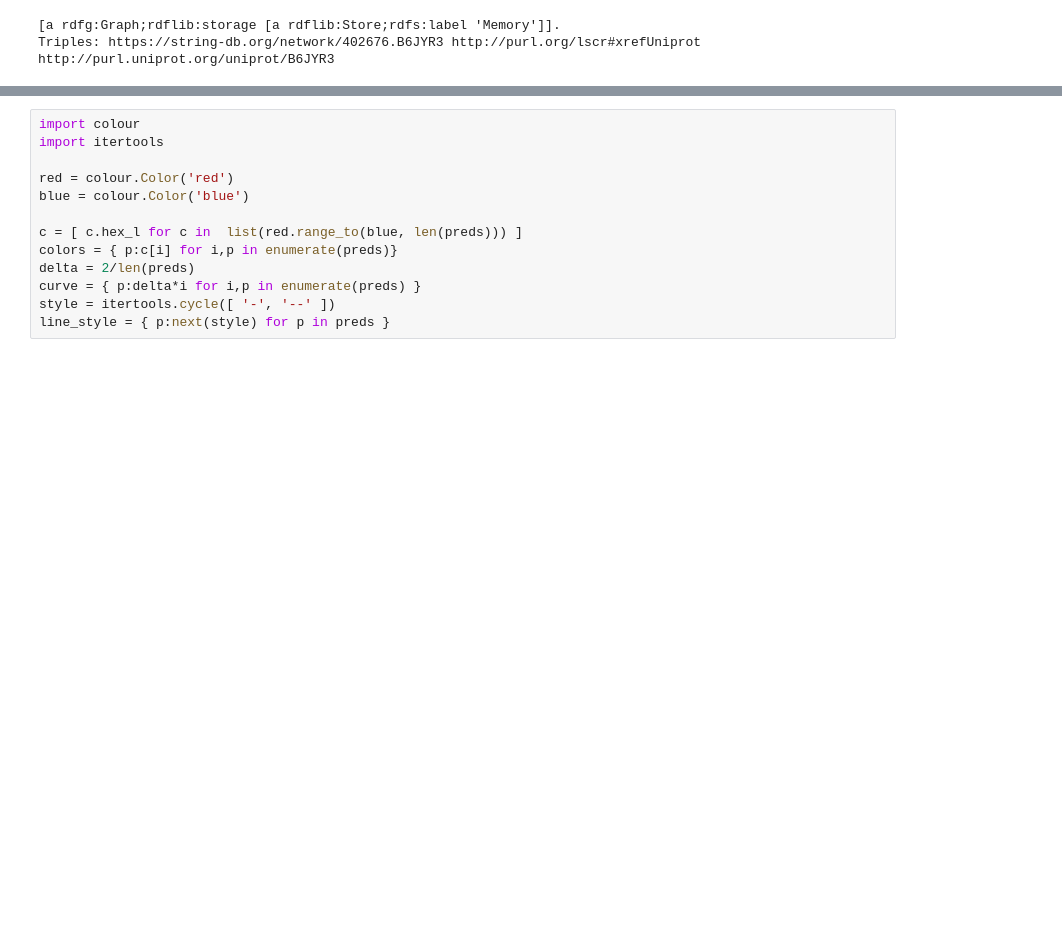
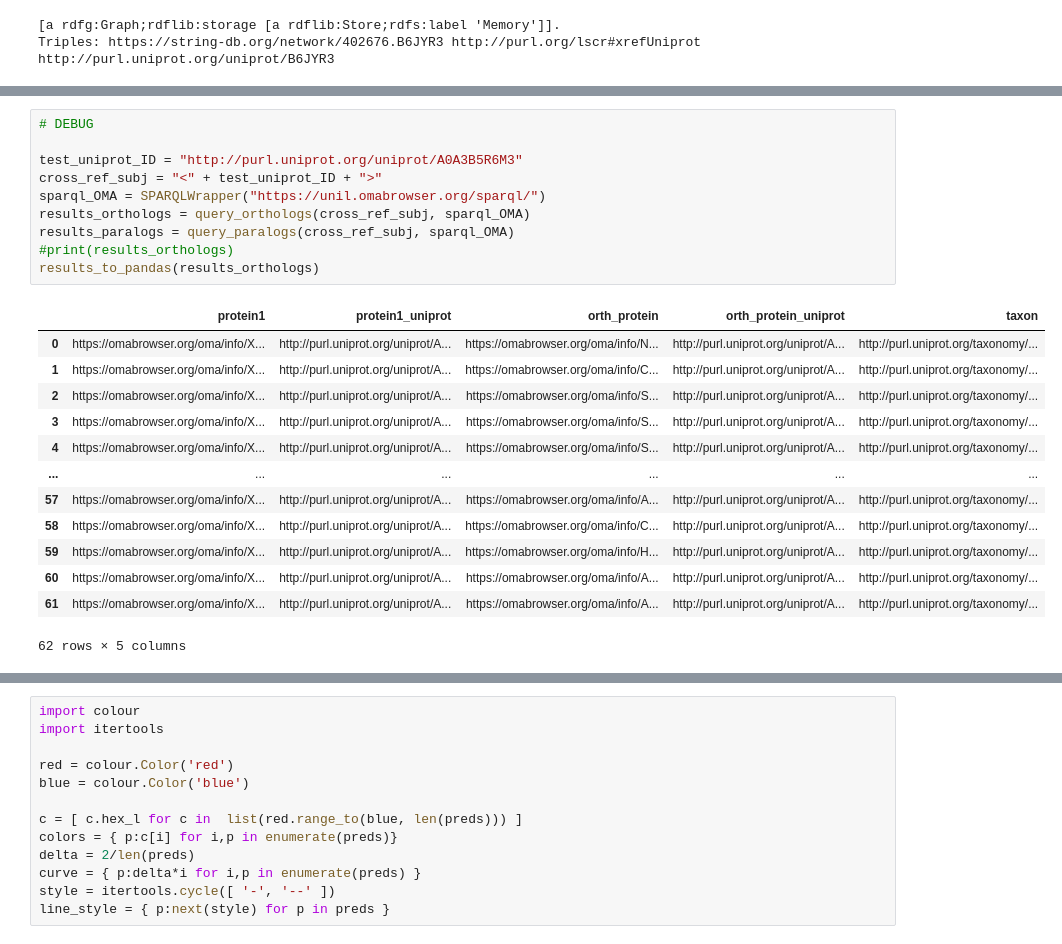
Before and after one commit to DessimozLab/RDF_Graphnet, a Jupyter notebook: rdf2network/rdf2networkx.ipynb, the cells around one changed output, grey strips where cells are left out. Saved outputs shown, nothing was run; the diff lists cells and outputs as text; blank space fills up the shorter version.

```diff
--- a/rdf2network/rdf2networkx.ipynb
+++ b/rdf2network/rdf2networkx.ipynb
@@ -253,3 +284,27 @@ pretty_print(results_obj)
 | 0 | http://purl.uniprot.org/uniprot/B... | https://omabrowser.org/oma/hog/re... | https://omabrowser.org/oma/hog/re... | https://omabrowser.org/oma/hog/re... | https://omabrowser.org/oma/info/S... | https://omabrowser.org/oma/info/S... | http://purl.uniprot.org/taxonomy/... |
 | 1 | http://purl.uniprot.org/uniprot/B... | https://omabrowser.org/oma/hog/re... | https://omabrowser.org/oma/hog/re... | https://omabrowser.org/oma/hog/re... | https://omabrowser.org/oma/info/S... | https://omabrowser.org/oma/info/S... | http://purl.uniprot.org/taxonomy/... |
 | 2 | http://purl.uniprot.org/uniprot/B... | https://omabrowser.org/oma/hog/re... | https://omabrowser.org/oma/hog/re... | https://omabrowser.org/oma/hog/re... | https://omabrowser.org/oma/info/S... | https://omabrowser.org/oma/info/S... | http://purl.uniprot.org/taxonomy/... |
+# %%
+# DEBUG
+
+test_uniprot_ID = "http://purl.uniprot.org/uniprot/A0A3B5R6M3"
+cross_ref_subj = "<" + test_uniprot_ID + ">"
+sparql_OMA = SPARQLWrapper("https://unil.omabrowser.org/sparql/")
+results_orthologs = query_orthologs(cross_ref_subj, sparql_OMA)
+results_paralogs = query_paralogs(cross_ref_subj, sparql_OMA)
+#print(results_orthologs)
+results_to_pandas(results_orthologs)
+# %% [output]
+|  | protein1 | protein1_uniprot | orth_protein | orth_protein_uniprot | taxon |
+| 0 | https://omabrowser.org/oma/info/X... | http://purl.uniprot.org/uniprot/A... | https://omabrowser.org/oma/info/N... | http://purl.uniprot.org/uniprot/A... | http://purl.uniprot.org/taxonomy/... |
+| 1 | https://omabrowser.org/oma/info/X... | http://purl.uniprot.org/uniprot/A... | https://omabrowser.org/oma/info/C... | http://purl.uniprot.org/uniprot/A... | http://purl.uniprot.org/taxonomy/... |
+| 2 | https://omabrowser.org/oma/info/X... | http://purl.uniprot.org/uniprot/A... | https://omabrowser.org/oma/info/S... | http://purl.uniprot.org/uniprot/A... | http://purl.uniprot.org/taxonomy/... |
+| 3 | https://omabrowser.org/oma/info/X... | http://purl.uniprot.org/uniprot/A... | https://omabrowser.org/oma/info/S... | http://purl.uniprot.org/uniprot/A... | http://purl.uniprot.org/taxonomy/... |
+| 4 | https://omabrowser.org/oma/info/X... | http://purl.uniprot.org/uniprot/A... | https://omabrowser.org/oma/info/S... | http://purl.uniprot.org/uniprot/A... | http://purl.uniprot.org/taxonomy/... |
+| ... | ... | ... | ... | ... | ... |
+| 57 | https://omabrowser.org/oma/info/X... | http://purl.uniprot.org/uniprot/A... | https://omabrowser.org/oma/info/A... | http://purl.uniprot.org/uniprot/A... | http://purl.uniprot.org/taxonomy/... |
+| 58 | https://omabrowser.org/oma/info/X... | http://purl.uniprot.org/uniprot/A... | https://omabrowser.org/oma/info/C... | http://purl.uniprot.org/uniprot/A... | http://purl.uniprot.org/taxonomy/... |
+| 59 | https://omabrowser.org/oma/info/X... | http://purl.uniprot.org/uniprot/A... | https://omabrowser.org/oma/info/H... | http://purl.uniprot.org/uniprot/A... | http://purl.uniprot.org/taxonomy/... |
+| 60 | https://omabrowser.org/oma/info/X... | http://purl.uniprot.org/uniprot/A... | https://omabrowser.org/oma/info/A... | http://purl.uniprot.org/uniprot/A... | http://purl.uniprot.org/taxonomy/... |
+| 61 | https://omabrowser.org/oma/info/X... | http://purl.uniprot.org/uniprot/A... | https://omabrowser.org/oma/info/A... | http://purl.uniprot.org/uniprot/A... | http://purl.uniprot.org/taxonomy/... |
+62 rows × 5 columns
```
Also changed, not shown: parts of 5 cells of this notebook.
